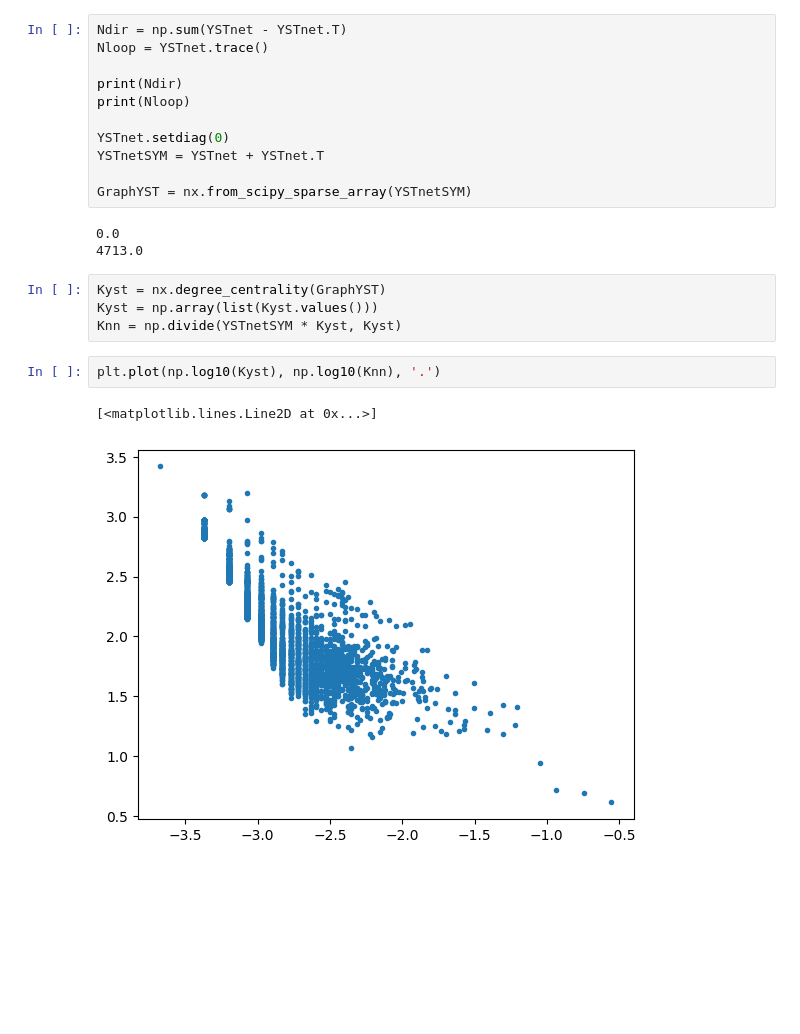
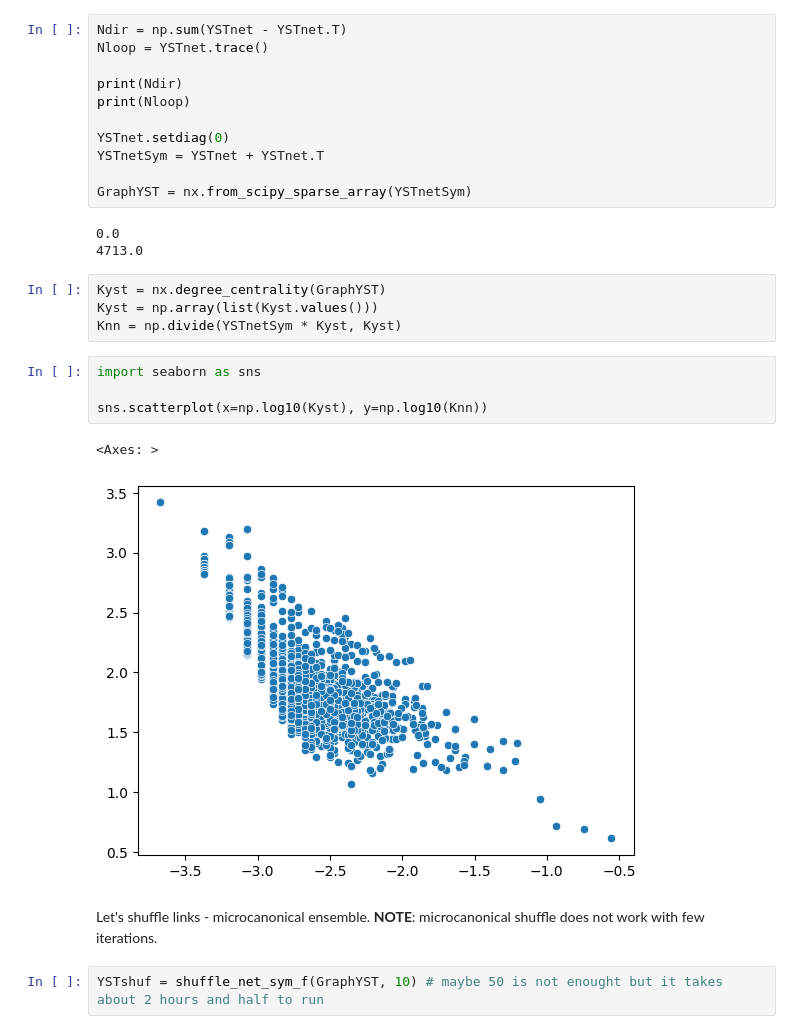
Before and after one commit to ludovicaisa/Physics_Unibo, a Jupyter notebook: src/Complex_Networks/real_net_analysis.ipynb, the cells around one changed output. Drawn from its saved outputs; the diff is of its cells as text; blank space fills up the shorter version.

```diff
--- a/src/Complex_Networks/real_net_analysis.ipynb
+++ b/src/Complex_Networks/real_net_analysis.ipynb
@@ -16,18 +44,25 @@ print(Ndir)
 print(Nloop)
 
 YSTnet.setdiag(0)
-YSTnetSYM = YSTnet + YSTnet.T
+YSTnetSym = YSTnet + YSTnet.T
 
-GraphYST = nx.from_scipy_sparse_array(YSTnetSYM)
+GraphYST = nx.from_scipy_sparse_array(YSTnetSym)
 # %% [output]
 0.0
 4713.0
 # %%
 Kyst = nx.degree_centrality(GraphYST)
 Kyst = np.array(list(Kyst.values()))
-Knn = np.divide(YSTnetSYM * Kyst, Kyst)
+Knn = np.divide(YSTnetSym * Kyst, Kyst)
 # %%
-plt.plot(np.log10(Kyst), np.log10(Knn), '.')
+import seaborn as sns
+
+sns.scatterplot(x=np.log10(Kyst), y=np.log10(Knn))
 # %% [output]
-[<matplotlib.lines.Line2D at 0x...>]
+<Axes: >
-[figure, old version]
+[figure, new version]
+# %% [markdown]
+Let's shuffle links - microcanonical ensemble.
+**NOTE**: microcanonical shuffle does not work with few iterations.
+# %%
+YSTshuf = shuffle_net_sym_f(GraphYST, 10) # maybe 50 is not enought but it takes about 2 hours and half to run
```
Also changed, not shown: parts of 3 cells of this notebook.
